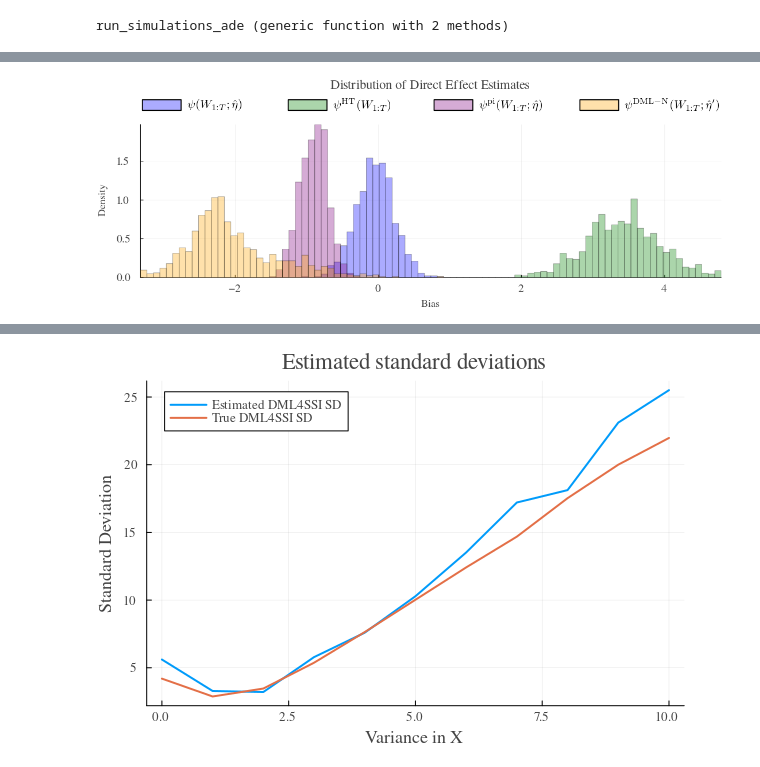
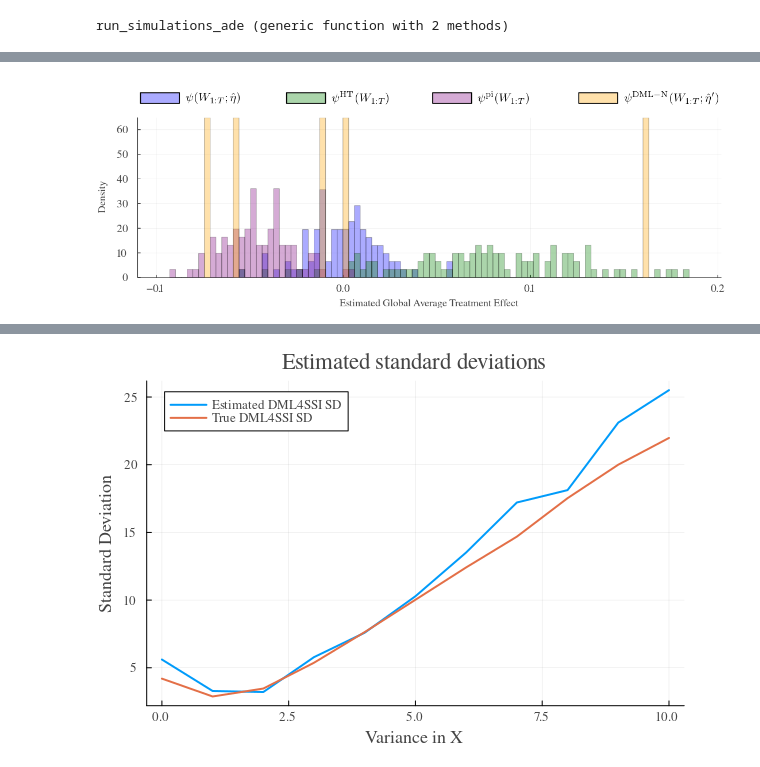
Before and after one commit to johnchrishays/dml4ssi, a Jupyter notebook: simulations.ipynb, the cells around one changed output, grey strips where cells are left out. Saved outputs shown, nothing was run; the diff lists cells and outputs as text; code cells hidden in the pictures.

```diff
--- a/simulations.ipynb
+++ b/simulations.ipynb
@@ -487,4 +496,8 @@ n_bins = 90
 LEGEND_SIZE = 14
 TICK_SIZE = 12
 opacity = 0.33
+
+pct = 0.01
+sz = (1000, 400)
+margin = 5mm
 # %% [output]
@@ -492,13 +505,16 @@ opacity = 0.33
 # %%
 function run_simulations_ade(N, T, m, n_covariates, switch_period, n_trees, max_depth, alpha, sd_error, eps = 0.05)
     dml_ade_estimates = zeros(N)
-    naive_ade_estimates = zeros(N)
+    ipw_ade_estimates = zeros(N)
     true_direct_effects = zeros(N)
     plugin_ade_estimates = zeros(N)
     dml_naive_estimates = zeros(N)
     plugin_naive_estimates = zeros(N)
     dml_ade_ses = zeros(N)
     ssac_ses = zeros(N)
+    plugin_ses = zeros(N)
+    ipw_ade_ses = zeros(N)
+    dml_naive_ses = zeros(N)
 
     for i in 1:N
         # Train new predictor on auxiliary data for direct effect
@@ -514,14 +530,19 @@ function run_simulations_ade(N, T, m, n_covariates, switch_period, n_trees, max_
         dml_ade_estimates[i] = mean(dml_ade_estimates_phi)
         plugin_ade_estimates[i] = mean(plugin_ade_estimates_phi)
         dml_ade_ses[i] = sqrt(dml4ssi_var(T, dml_ade_estimates_phi, m, sb=false) / T)
+        plugin_ses[i] = sqrt(dml4ssi_var(T, plugin_ade_estimates_phi, m, sb=false) / T)
         ssac_ses[i] = sqrt(ssac_var(T, dml_ade_estimates_phi) / T)
         true_direct_effects[i] = mean(calculate_true_direct_effect(D, X, H, alpha; est_ade=true))
-        naive_ade_estimates[i] = ipw(D, X, Y, propensity_model, eps)
+        ipw_ade_estimates[i] = ipw(D, X, Y, propensity_model, eps)
         naive_outcome_model, naive_propensity_model = generate_naive_models(T, m, n_covariates, switch_period; mode="observational", est_ade=true, alpha=alpha, sd_error=sd_error, n_trees=n_trees, max_depth=max_depth, eps=eps)
-        dml_naive_estimates[i], plugin_naive_estimates[i] = naive_dml(D, X, Y, naive_outcome_model, naive_propensity_model, eps)
+        dml_naive_estimates_phi, plugin_naive_estimates_phi = naive_dml_phi(D, X, Y, naive_outcome_model, naive_propensity_model, eps)
+        dml_naive_estimates[i], plugin_naive_estimates[i] = mean(dml_naive_estimates_phi[1]), mean(plugin_naive_estimates_phi[1])
+        dml_naive_ses[i] = sqrt(ssac_var(T, dml_naive_estimates_phi) / T)
+
+        ipw_ade_ses[i] = sqrt(ipw_var(D, X, Y, propensity_model, eps) / T)
     end
 
-    return dml_ade_estimates, naive_ade_estimates, plugin_ade_estimates, true_direct_effects, dml_ade_ses, ssac_ses, dml_naive_estimates
+    return dml_ade_estimates, ipw_ade_estimates, plugin_ade_estimates, true_direct_effects, dml_ade_ses, ssac_ses, dml_naive_estimates, ipw_ade_ses, plugin_ses, dml_naive_ses
 end
 # %% [output]
 run_simulations_ade (generic function with 2 methods)
@@ -567,75 +890,74 @@ R²: 0.3988
 # %%
-
 # Create histogram of estimates
 pct = 0.01
-sz = (1100, 400)
-margin = 5mm
-
-psi_star = mean(true_direct_effects)
-dml_naive_lower = quantile(dml_naive_estimates, 0.075) - psi_star
-dml_naive_upper = quantile(dml_naive_estimates, 0.95) - psi_star
-dml_ade_lower = quantile(dml_ade_estimates, pct) - psi_star
-dml_ade_upper = quantile(dml_ade_estimates, 1-pct) - psi_star
-naive_ade_lower = quantile(naive_ade_estimates, pct) - psi_star
-naive_ade_upper = quantile(naive_ade_estimates, 0.995) - psi_star
-plugin_ade_lower = quantile(plugin_ade_estimates, pct) - psi_star
-plugin_ade_upper = quantile(plugin_ade_estimates, 1-pct) - psi_star
-
-bin_lower = min(dml_ade_lower, naive_ade_lower, plugin_ade_lower, dml_naive_lower)
-bin_upper = max(dml_ade_upper, naive_ade_upper, plugin_ade_upper, dml_naive_upper)
+psi_star = mean(true_gte)
+naive_sb_lower = quantile(naive_sb_estimates, pct) - psi_star
+naive_sb_upper = quantile(naive_sb_estimates, 1-pct) - psi_star
+plugin_sb_lower = quantile(plugin_sb_estimates, pct) - psi_star
+plugin_sb_upper = quantile(plugin_sb_estimates, 1-pct) - psi_star
+dml_sb_lower = quantile(dml_switchback_estimates, pct) - psi_star
+dml_sb_upper = quantile(dml_switchback_estimates, 1-pct) - psi_star
+# dml_naive_lower = quantile(dml_naive_estimates_sb, 0.3) - psi_star
+# dml_naive_upper = quantile(dml_naive_estimates_sb, 1-0.3) - psi_star
+bin_lower = min(naive_sb_lower,plugin_sb_lower,dml_sb_lower)
+bin_upper = max(naive_sb_upper,plugin_sb_upper,dml_sb_upper)
 incr = (bin_upper - bin_lower) / n_bins
 bins = bin_lower:incr:bin_upper
 
-
-
-histogram(dml_ade_estimates .- psi_star,
+histogram(dml_switchback_estimates .- psi_star,
           alpha=opacity,
+          label=L"\psi(W_{1:T}; \hat \eta)",
+          normalize=true,
+          bins=bins,
           legendfontsize=LEGEND_SIZE,
           tickfontsize=TICK_SIZE,
-          label=L"\psi(W_{1:T}; \hat \eta)",
-          normalize=true,
+          legend=:outertop,
+          foreground_color_legend = nothing,
+          legend_columns=4,
           color=:blue,
-          legend=:outertop,
-          legend_columns=4,
-          legend_rows=1,
-          foreground_color_legend = nothing,
-          bins=bins,
           size=sz,
           left_margin=margin,
           bottom_margin=margin)
-histogram!(naive_ade_estimates .- psi_star,
+histogram!(naive_sb_estimates .- psi_star,
           alpha=opacity,
           label=L"\psi^{\mathrm{HT}}(W_{1:T})",
           normalize=true,
           bins=bins,
           legendfontsize=LEGEND_SIZE,
           tickfontsize=TICK_SIZE,
           color=:green)
-histogram!(plugin_ade_estimates .- psi_star,
+histogram!(plugin_sb_estimates .- psi_star,
           alpha=opacity,
-          label=L"\psi^{\mathrm{pi}}(W_{1:T}; \hat \eta)",
+          label=L"\psi^{\mathrm{pi}}(W_{1:T})",
           normalize=true,
           bins=bins,
           legendfontsize=LEGEND_SIZE,
           tickfontsize=TICK_SIZE,
           color=:purple)
-histogram!(dml_naive_estimates .- psi_star,
+histogram!(dml_naive_estimates_sb .- psi_star,
           alpha=opacity,
           label=L"\psi^{\mathrm{DML-N}}(W_{1:T}; \hat \eta')",
           normalize=true,
           bins=bins,
           legendfontsize=LEGEND_SIZE,
           tickfontsize=TICK_SIZE,
-          color=:orange)
-title!("Distribution of Direct Effect Estimates")
-xlabel!("Bias")
+          color=:orange
+)
+
+# vline!([mean(true_gte)],
+#        label=L"\psi^*",
+#        linewidth=3,
+#        color=:grey35,
+#        legendfontsize=LEGEND_SIZE,
+#        tickfontsize=TICK_SIZE,
+#        linestyle=:solid)
+# title!("Distribution of Treatment Effect Estimates")
+xlabel!("Estimated Global Average Treatment Effect")
 ylabel!("Density")
-xlims!(bin_lower, bin_upper)
-
 
 timestamp = Dates.format(now(), "yyyy-mm-dd_HH-MM-SS")
-# savefig("direct_effect_$timestamp.svg");
-savefig("direct_effect.svg");
+# savefig("switchback_vs_naive_$timestamp.svg");
+savefig("switchback_vs_naive.svg");
 plot!()
 # %% [output]
-[figure, old version]
+[figure, new version]
```
Also changed, not shown: parts of 24 cells of this notebook.
